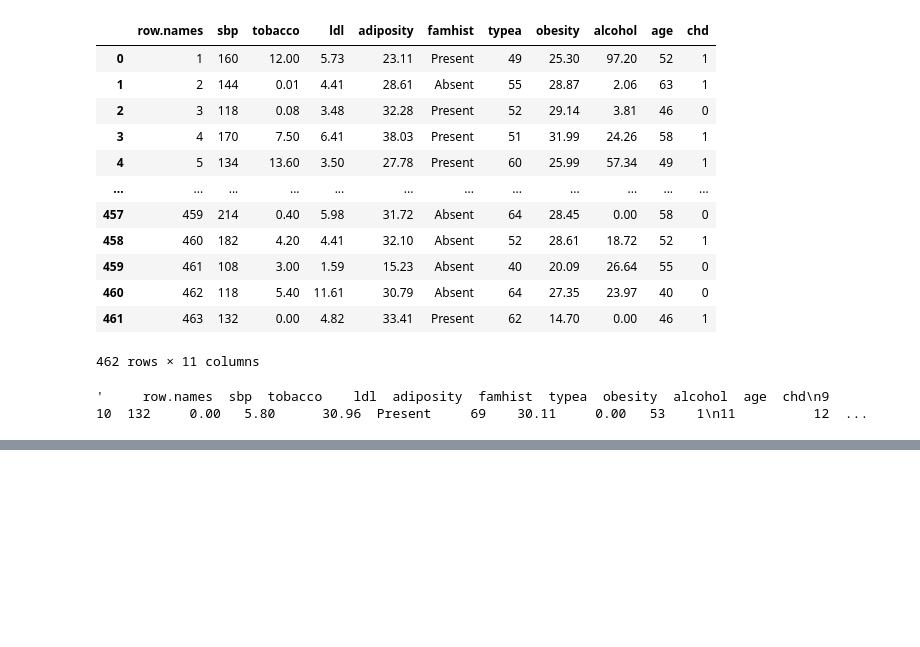
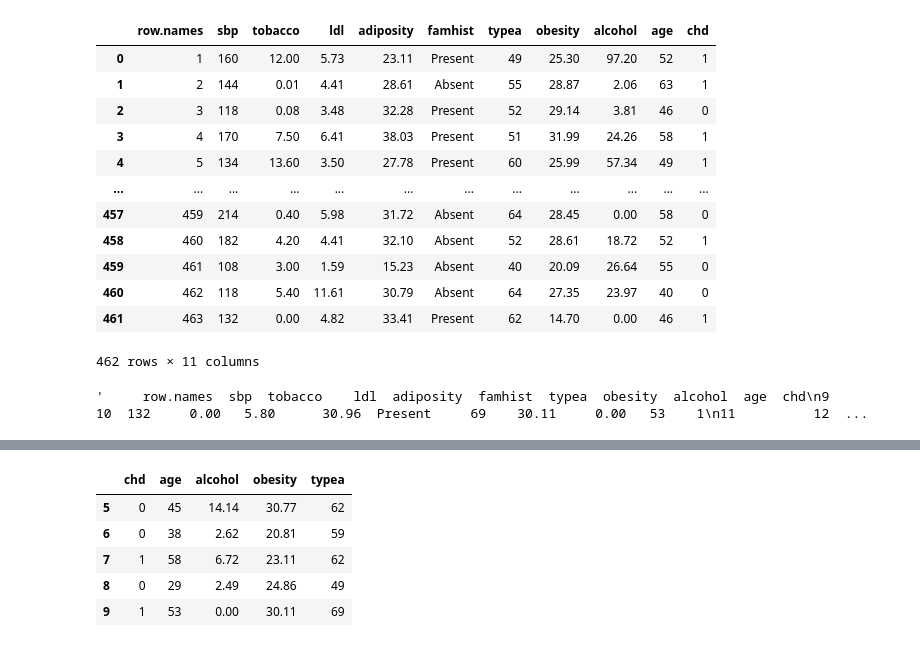
Before and after one commit to Shireesha-perspective-data/Data-Extraction-and-Preprocessing-using-Pandas, a Jupyter notebook: CHD_coronary_file.ipynb, the cells around one changed output, grey strips where cells are left out. Cells and saved outputs as stored; diff of their text form; code cells hidden in the pictures; blank space fills up the shorter version.

```diff
--- a/CHD_coronary_file.ipynb
+++ b/CHD_coronary_file.ipynb
@@ -519,0 +749,9 @@ r.to_string()
+# %%
+df.iloc[5:10,[-1,-2,-3,-4,-5]]
+# %% [output]
+|  | chd | age | alcohol | obesity | typea |
+| 5 | 0 | 45 | 14.14 | 30.77 | 62 |
+| 6 | 0 | 38 | 2.62 | 20.81 | 59 |
+| 7 | 1 | 58 | 6.72 | 23.11 | 62 |
+| 8 | 0 | 29 | 2.49 | 24.86 | 49 |
+| 9 | 1 | 53 | 0.00 | 30.11 | 69 |
```
Also changed, not shown: parts of 30 cells of this notebook.
